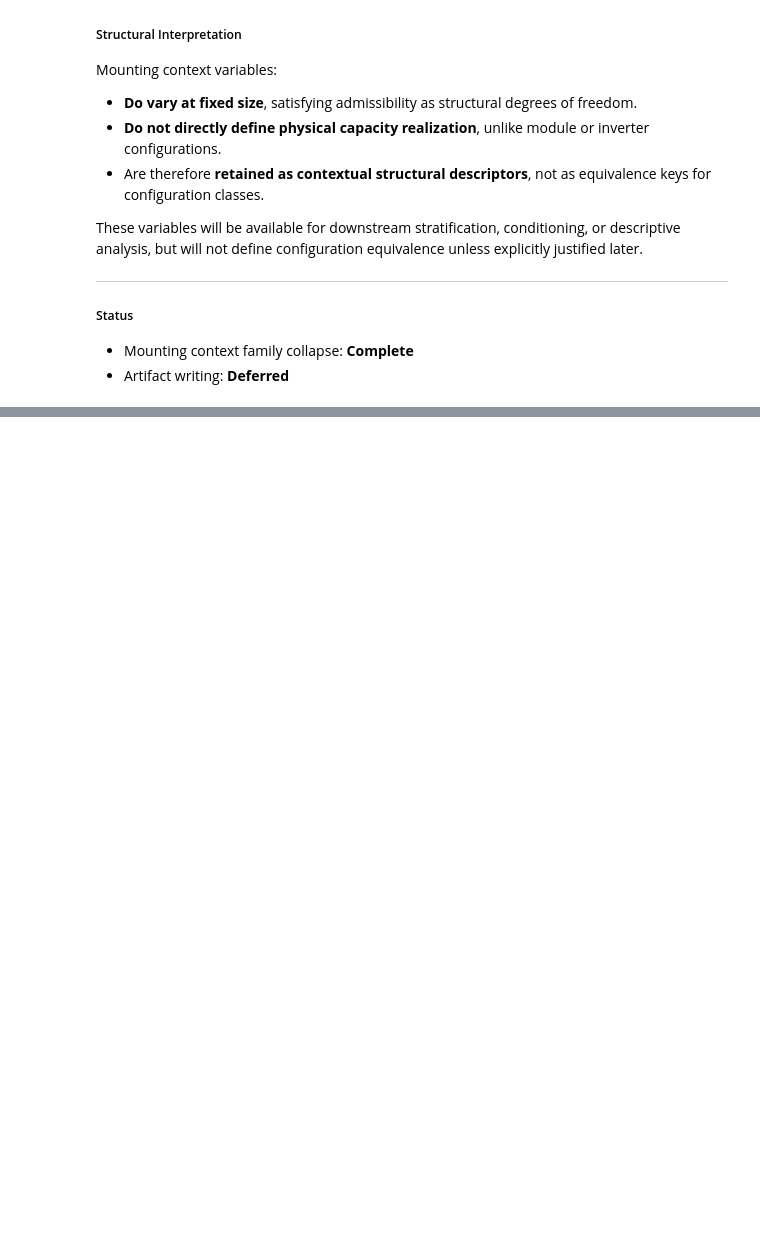
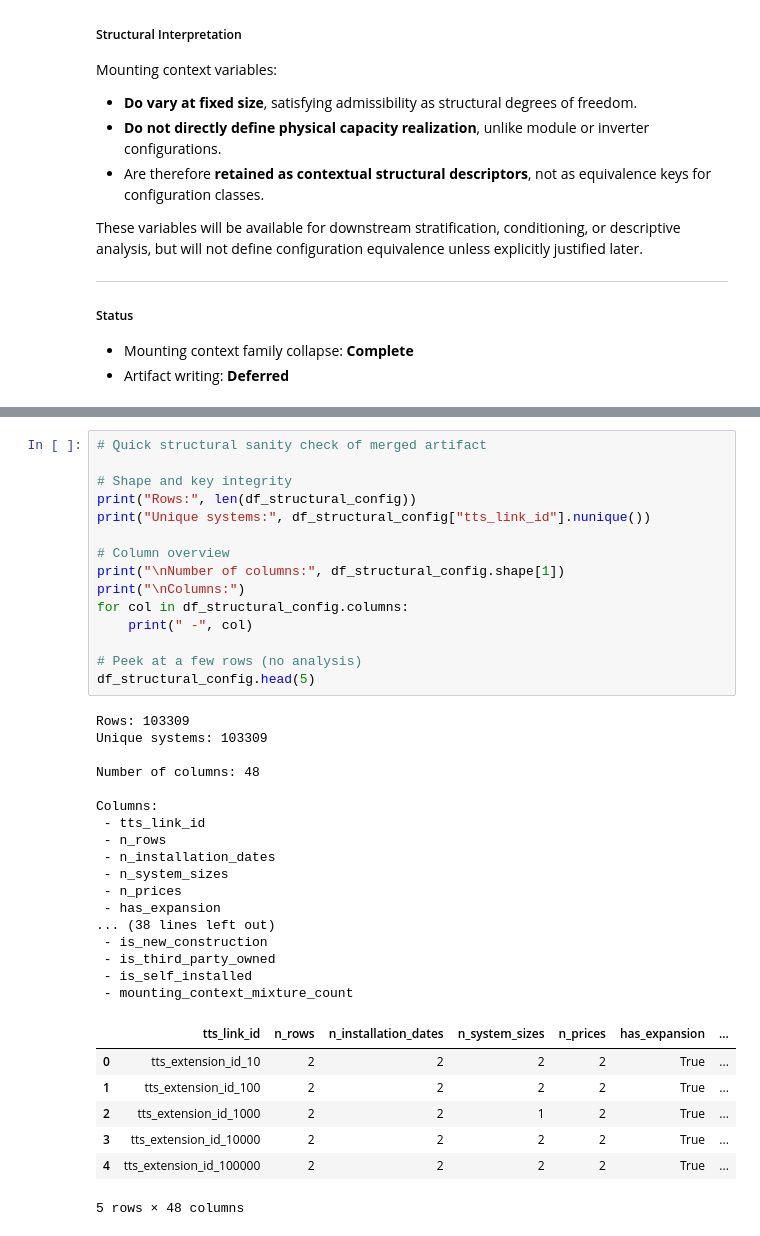
Before and after one commit to AsmaaELBorki/03_tts_configuration, a Jupyter notebook: notebooks/01_structural_configuration_assembly.ipynb, the cells around one changed output, grey strips where cells are left out. Drawn from its saved outputs; the diff is of its cells as text; blank space fills up the shorter version.

Commit message:
Assemble and freeze unified structural configuration artifact (pre-DoF)

```diff
--- a/notebooks/01_structural_configuration_assembly.ipynb
+++ b/notebooks/01_structural_configuration_assembly.ipynb
@@ -3292,0 +3402,40 @@ explicitly justified later.
+# %%
+# Quick structural sanity check of merged artifact
+
+# Shape and key integrity
+print("Rows:", len(df_structural_config))
+print("Unique systems:", df_structural_config["tts_link_id"].nunique())
+
+# Column overview
+print("\nNumber of columns:", df_structural_config.shape[1])
+print("\nColumns:")
+for col in df_structural_config.columns:
+    print(" -", col)
+
+# Peek at a few rows (no analysis)
+df_structural_config.head(5)
+# %% [output]
+Rows: 103309
+Unique systems: 103309
+
+Number of columns: 48
+
+Columns:
+ - tts_link_id
+ - n_rows
+ - n_installation_dates
+ - n_system_sizes
+ - n_prices
+ - has_expansion
+... (38 lines left out)
+ - is_new_construction
+ - is_third_party_owned
+ - is_self_installed
+ - mounting_context_mixture_count
+|  | tts_link_id | n_rows | n_installation_dates | n_system_sizes | n_prices | has_expansion | ... |
+| 0 | tts_extension_id_10 | 2 | 2 | 2 | 2 | True | ... |
+| 1 | tts_extension_id_100 | 2 | 2 | 2 | 2 | True | ... |
+| 2 | tts_extension_id_1000 | 2 | 2 | 1 | 2 | True | ... |
+| 3 | tts_extension_id_10000 | 2 | 2 | 2 | 2 | True | ... |
+| 4 | tts_extension_id_100000 | 2 | 2 | 2 | 2 | True | ... |
+5 rows × 48 columns
```
Also changed, not shown: parts of 6 cells of this notebook, 2 other files.
